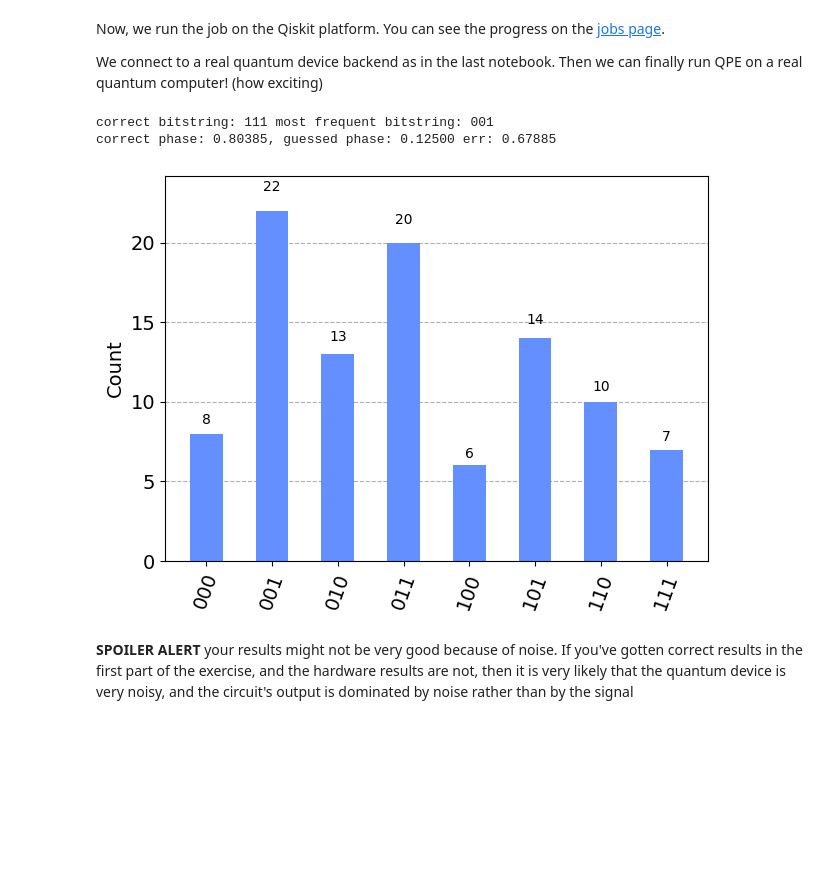
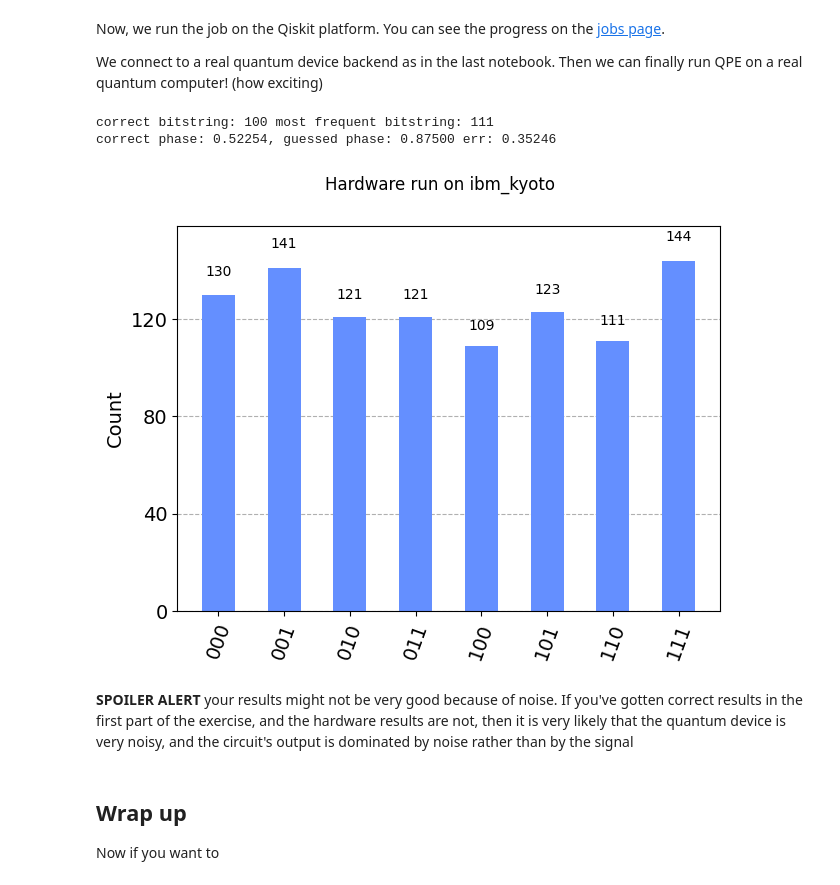
Before and after one commit to lmarti-dev/qiskit-tutorials, a Jupyter notebook: notebooks/solutions/07b_ibm_qpe.ipynb, the cells around one changed output. Drawn from its saved outputs; the diff is of its cells as text; code cells hidden in the pictures; blank space fills up the shorter version.

```diff
--- a/notebooks/solutions/07b_ibm_qpe.ipynb
+++ b/notebooks/solutions/07b_ibm_qpe.ipynb
@@ -41,7 +47,6 @@ from qiskit.circuit.library import QFT, PauliEvolutionGate
 from qiskit.quantum_info import SparsePauliOp, Statevector
 from qiskit.result import Counts
 from qiskit.visualization import plot_histogram
-import matplotlib.pyplot as plt
 
 def from_bitstring(n_qubits:int,bitstring:str)->int:
     if isinstance(bitstring,str):
@@ -56,7 +61,7 @@ def to_bitstring(n_qubits:int,ind:str)->int:
 
 def time_evolution_unitaries(r1:int,ham:np.ndarray,time:float)->Iterable:
     for m in range(r1):
-        rut=PauliEvolutionGate(ham,time=time*(2**m))
+        rut=PauliEvolutionGate(ham,time=-time*(2**m))
         yield rut
 
 def controlled_U_gate(circ:QuantumCircuit,ctrl:int,targs:list,pauli_evgate:PauliEvolutionGate)->None:
@@ -80,7 +85,7 @@ def qpe_circuit(r1:int,ham:SparsePauliOp,target_idx:int,time_scaling:float):
 
     r2 = ham.num_qubits
     target_energy,target_state,target_state_bitstring= get_targets(ham.to_matrix(),target_idx)
-    target_phase = np.mod(target_energy*time_scaling,1)
+    target_phase = np.mod(target_energy*time_scaling/(2*np.pi),1)
     first_register=QuantumRegister(r1,"first")
     second_register=QuantumRegister(r2,"second")
 
@@ -97,9 +102,6 @@ def qpe_circuit(r1:int,ham:SparsePauliOp,target_idx:int,time_scaling:float):
         controlled_U_gate(circ=circ,ctrl=ind,targs=second_register,pauli_evgate=time_unitary)
 
     circ.append(QFT(num_qubits=len(first_register),inverse=True,do_swaps=True),qargs=first_register)
-
-
-
     return circ,target_phase,target_state,target_state_bitstring
 
 
@@ -110,18 +112,18 @@ def phase_from_counts(counts:dict)->float:
     return np.sum([(int(v))*2**-(i+1) for i,v in enumerate(bitstring)]),bitstring,fig
 
 
-def phase_from_statevector_simulation(circ:QuantumCircuit,psi:np.ndarray,n_shots:int=1000)->float:
+def phase_from_statevector_simulation(circ:QuantumCircuit,n_shots:int=1000)->float:
     statevector = Statevector.from_instruction(circ)
     r1=len(circ.qregs[0])
     counts=statevector.sample_counts(n_shots,qargs=range(r1))
-    return phase_from_counts(counts)
+    return *phase_from_counts(counts),counts
 
 def print_info(target_phase:float,computed_phase:float,output_bitstring:str,correct_bitstring:str):
     print(f"correct bitstring: {correct_bitstring} most frequent bitstring: {output_bitstring}")
     print(f"correct phase: {target_phase:.5f}, guessed phase: {computed_phase:.5f} err: {np.abs(target_phase-computed_phase):.5f}")
 
 def get_correct_bitstring(target_phase:float,r1:int):
-    return to_bitstring(r1,int(np.ceil(target_phase*(2**r1))))
+    return to_bitstring(r1,int(np.round(target_phase*(2**r1))))
 # %% [markdown]
 Let's check that our QPE will find the correct phase in the ideal case. I've taken the Hamiltonian from notebook 3, and for now we'll comment the $X$ part out. If you feel you can take a stab at it, feel free to put it back in.
 # %%
@@ -214,26 +236,32 @@ Now, we run the job on the Qiskit platform. You can see the progress on the [job
 
 We connect to a real quantum device backend as in the last notebook. Then we can finally run QPE on a real quantum computer! (how exciting)
 # %%
-real_backend = service.least_busy(simulator=False, operational=True,min_num_qubits=r1+r2)
+real_backend = service.least_busy(
+    simulator=False, operational=True, min_num_qubits=r1 + r2
+)
 
-n_shots = 100
-which="load"
+n_shots = 1000
+which = "run"
 
 if which == "run":
-    result=backend_sample(backend=real_backend, circuit=circ,n_shots=n_shots)
+    real_job = backend_sample(backend=real_backend, circuit=circ, n_shots=n_shots)
 elif which == "load":
-    job_key='...'
-    job = service.job(job_key)
-    result = job.result()[0]
+    job_key = "cssaz0czsqjg008t7r5g"
+    real_job = service.job(job_key)
 
 
-real_counts=result.data.meas.get_counts()
-computed_phase,output_bitstring,fig = phase_from_counts(real_counts)
-print_info(target_phase,computed_phase,output_bitstring,correct_bitstring)
-fig
+real_counts = get_counts_from_job(real_job)
+real_computed_phase, real_output_bitstring, real_fig = phase_from_counts(real_counts)
+print_info(target_phase, real_computed_phase, real_output_bitstring, correct_bitstring)
+real_fig.suptitle(f"Hardware run on {real_backend.name}")
+real_fig
 # %% [output]
-correct bitstring: 111 most frequent bitstring: 001
-correct phase: 0.80385, guessed phase: 0.12500 err: 0.67885
+correct bitstring: 100 most frequent bitstring: 111
+correct phase: 0.52254, guessed phase: 0.87500 err: 0.35246
-[figure, old version]
+[figure, new version]
 # %% [markdown]
 **SPOILER ALERT** your results might not be very good because of noise. If you've gotten correct results in the first part of the exercise, and the hardware results are not, then it is very likely that the quantum device is very noisy, and the circuit's output is dominated by noise rather than by the signal
+# %% [markdown]
+## Wrap up
+
+Now if you want to
```
Also changed, not shown: parts of 10 cells of this notebook.
